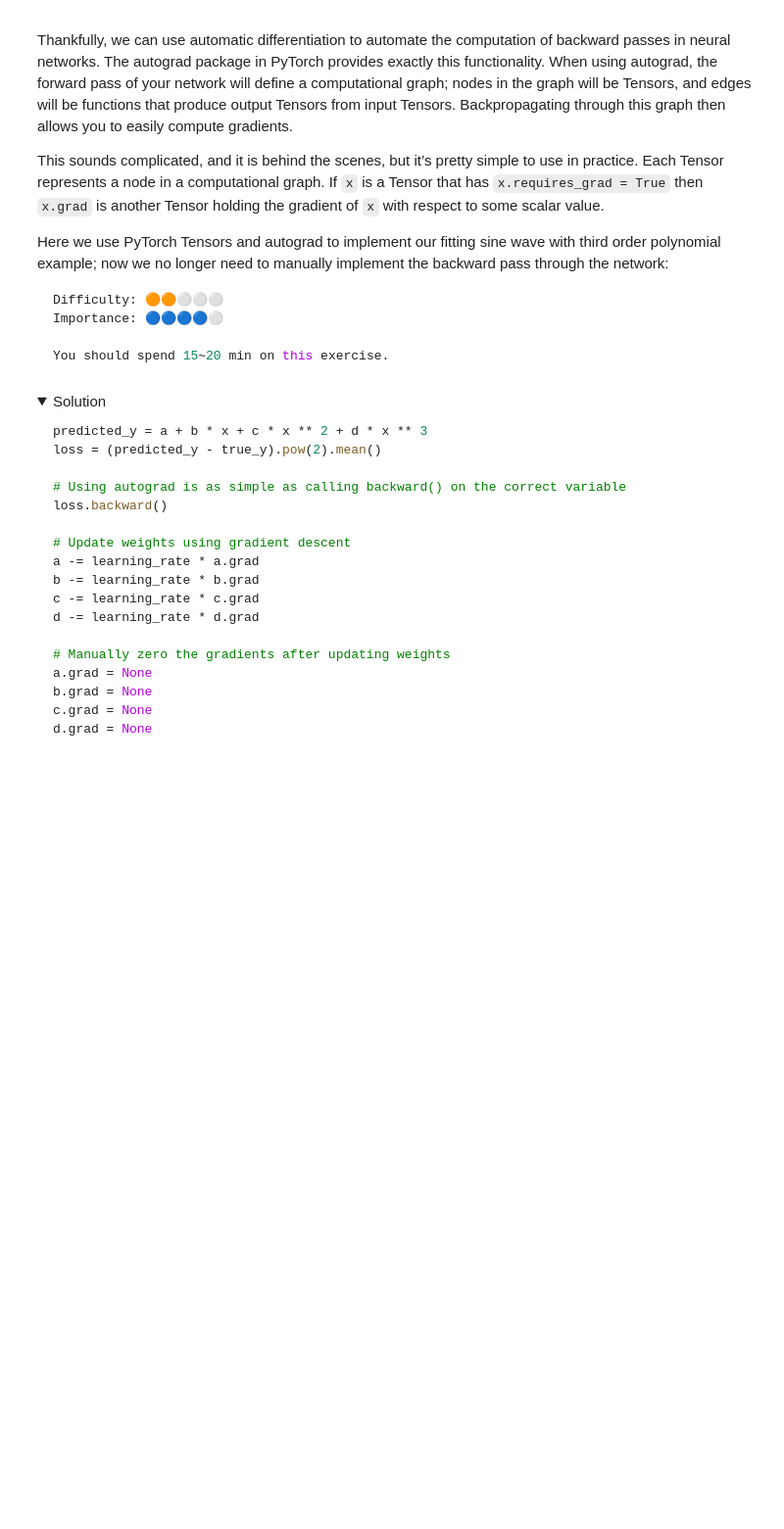
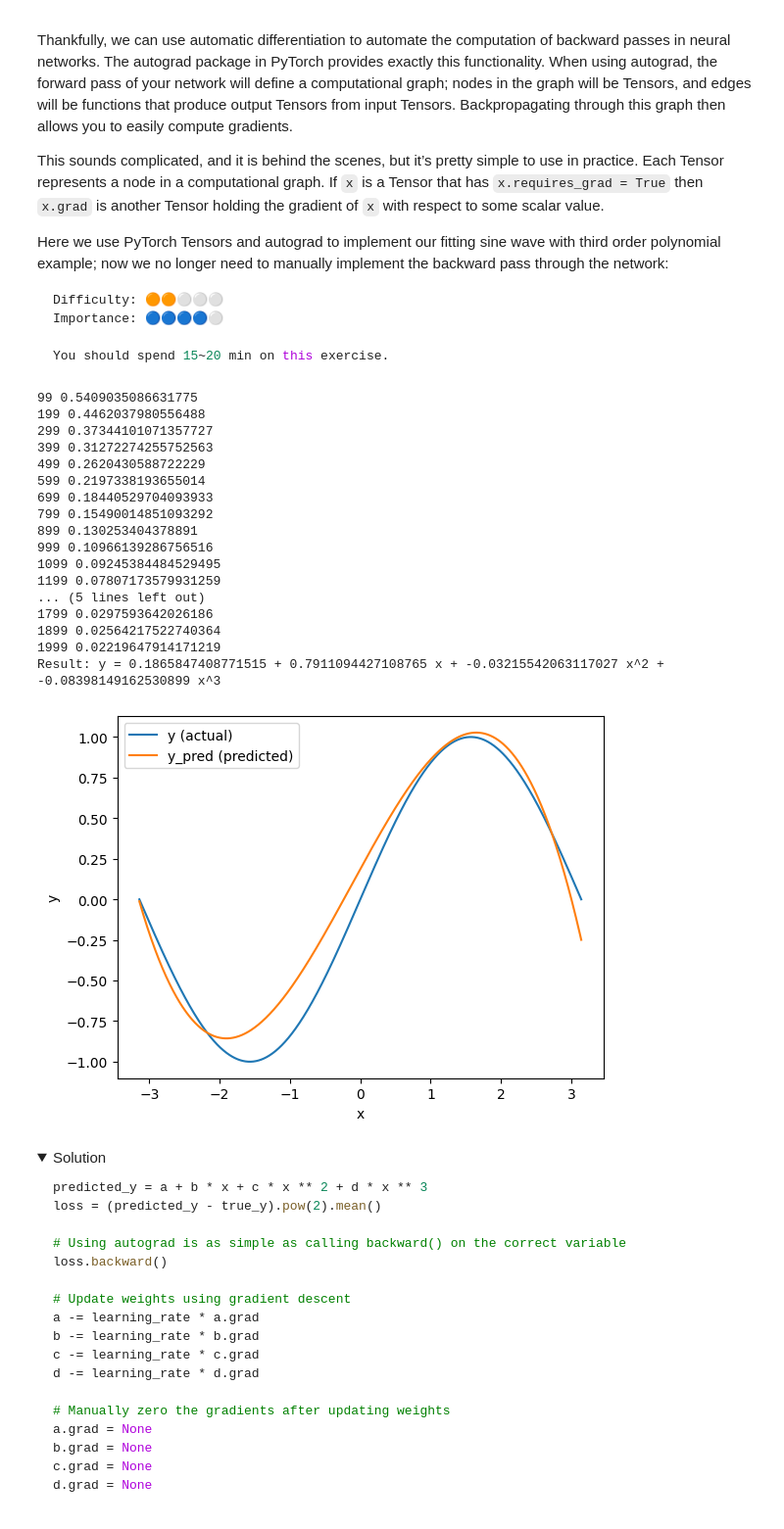
Before and after one commit to lwen2027/ml4good_gcolab, a Jupyter notebook: workshops/pytorch_tuto/pytorch_tuto.ipynb, the cells around one changed output. Shown at 98% size. Cells and saved outputs as stored; diff of their text form; code cells hidden in the pictures; folded sections open; blank space fills up the shorter version.

```diff
--- a/workshops/pytorch_tuto/pytorch_tuto.ipynb
+++ b/workshops/pytorch_tuto/pytorch_tuto.ipynb
@@ -265,44 +265,64 @@ d = torch.randn((), requires_grad=True)
 
 learning_rate = 1e-3
 epochs = 2000
 for t in range(epochs):
     # Forward pass: compute predicted y using operations on Tensors. (same as above)
-    predicted_y = ...
+    predicted_y = a + b * x + c * x ** 2 + d * x ** 3
 
     # Compute and print loss using operations on Tensors.
     # Now loss is a Tensor of shape (1,)
     # loss.item() gets the scalar value held in the loss.
-    loss = ...
+    loss = (predicted_y - true_y).pow(2).mean()
+
     if t % 100 == 99:
         print(t, loss.item())
 
     # Use autograd to compute the backward pass. This call will compute the
     # gradient of loss with respect to all Tensors with requires_grad=True.
     # After this call a.grad, b.grad. c.grad and d.grad will be Tensors holding
     # the gradient of the loss with respect to a, b, c, d respectively.
     # Hint: using autograd is as simple as calling .backward() on the correct variable.
-    ...
+    loss.backward()
 
     # Manually update weights using gradient descent. Wrap in torch.no_grad()
     # because weights have requires_grad=True, but we don't need to track this
     # in autograd.
     with torch.no_grad():
-        a -= ...
-        b -= ...
-        c -= ...
-        d -= ...
+        a -= learning_rate * a.grad
+        b -= learning_rate * b.grad
+        c -= learning_rate * c.grad
+        d -= learning_rate * d.grad
 
         # Manually zero the gradients after updating weights
         # You can assign None or torch.zeros_like(a)
-        a.grad = ...
-        b.grad = ...
-        c.grad = ...
-        d.grad = ...
+        a.grad = None
+        b.grad = None
+        c.grad = None
+        d.grad = None
 
 print(f"Result: y = {a.item()} + {b.item()} x + {c.item()} x^2 + {d.item()} x^3")
 
 # Check with the plot!
 plot(predicted_y.detach(), true_y, x)
+# %% [output]
+99 0.5409035086631775
+199 0.4462037980556488
+299 0.37344101071357727
+399 0.31272274255752563
+499 0.2620430588722229
+599 0.2197338193655014
+699 0.18440529704093933
+799 0.15490014851093292
+899 0.130253404378891
+999 0.10966139286756516
+1099 0.09245384484529495
+1199 0.07807173579931259
+... (5 lines left out)
+1799 0.0297593642026186
+1899 0.02564217522740364
+1999 0.02219647914171219
+Result: y = 0.1865847408771515 + 0.7911094427108765 x + -0.03215542063117027 x^2 + -0.08398149162530899 x^3
+[figure, added]
 # %% [markdown]
 <details>
 <summary>Solution</summary>
```
Also changed, not shown: parts of 5 cells of this notebook.
